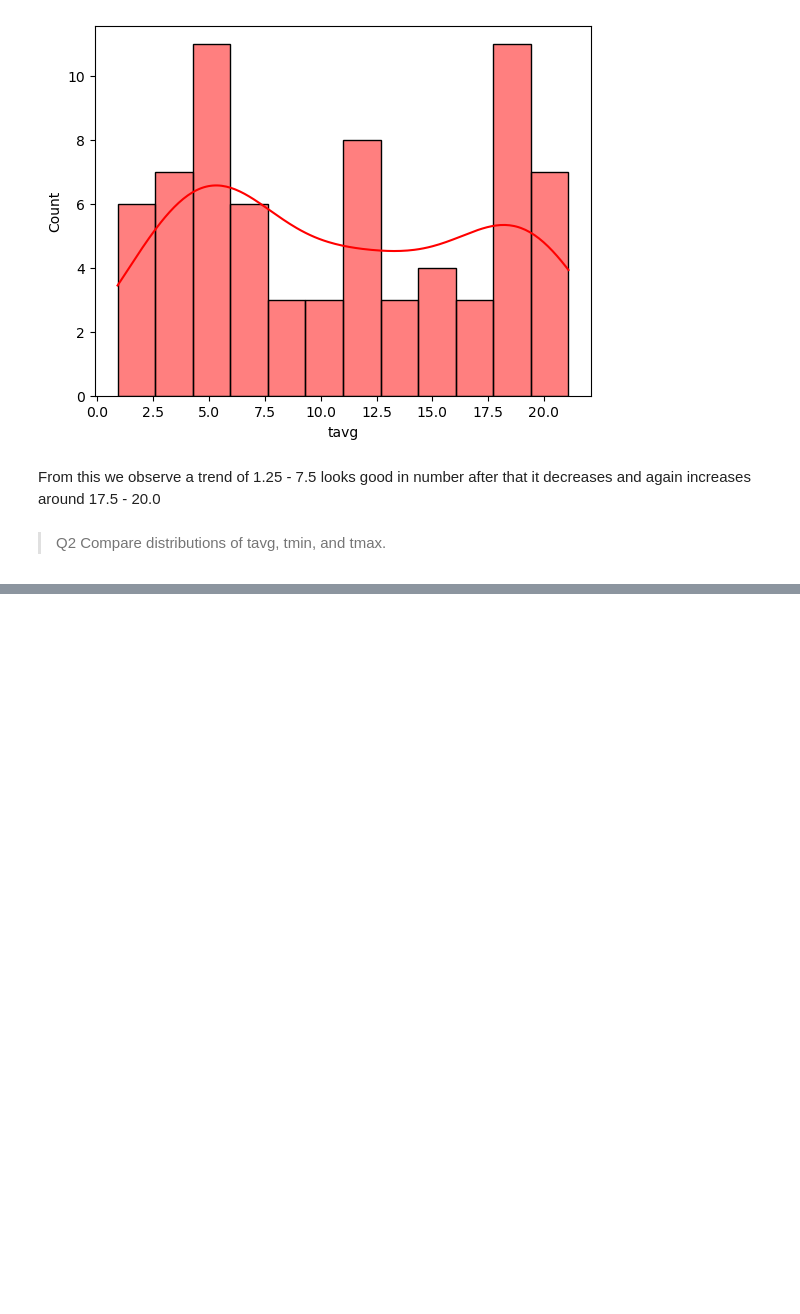
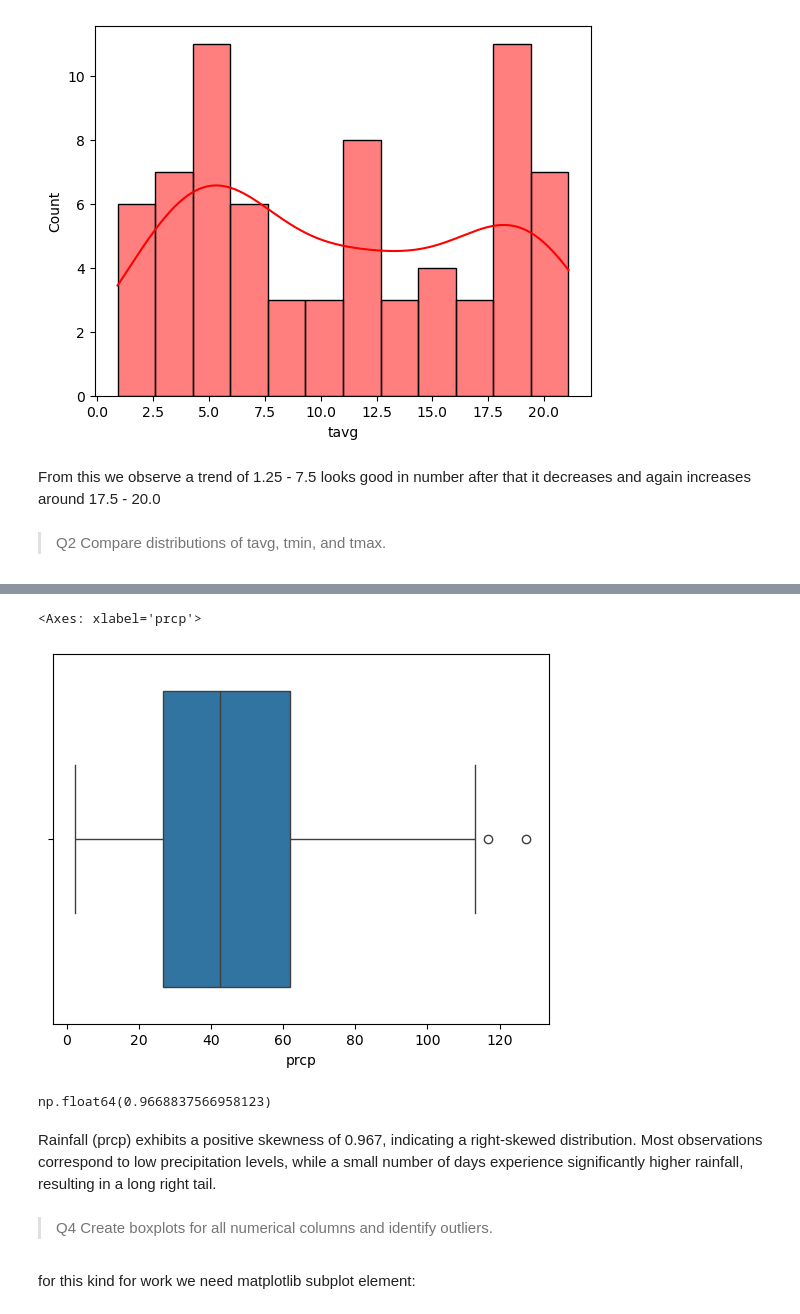
Before and after one commit to thedhawalpanchamiya/data-visualization, a Jupyter notebook: seaborn_work.ipynb, the cells around one changed output, grey strips where cells are left out. Saved outputs shown, nothing was run; the diff lists cells and outputs as text; code cells hidden in the pictures; blank space fills up the shorter version.

```diff
--- a/seaborn_work.ipynb
+++ b/seaborn_work.ipynb
@@ -110,0 +136,15 @@ From this we observe a trend of 1.25 - 7.5 looks good in number after that it de
+# %%
+sns.boxplot(data=data, x="prcp")
+# %% [output]
+<Axes: xlabel='prcp'>
+[figure, added]
+# %%
+data["prcp"].skew()
+# %% [output]
+np.float64(0.9668837566958123)
+# %% [markdown]
+Rainfall (prcp) exhibits a positive skewness of 0.967, indicating a right-skewed distribution. Most observations correspond to low precipitation levels, while a small number of days experience significantly higher rainfall, resulting in a long right tail.
+# %% [markdown]
+> Q4 Create boxplots for all numerical columns and identify outliers.
+# %% [markdown]
+for this kind for work we need matplotlib subplot element:
```
Also changed, not shown: parts of 19 cells of this notebook.
